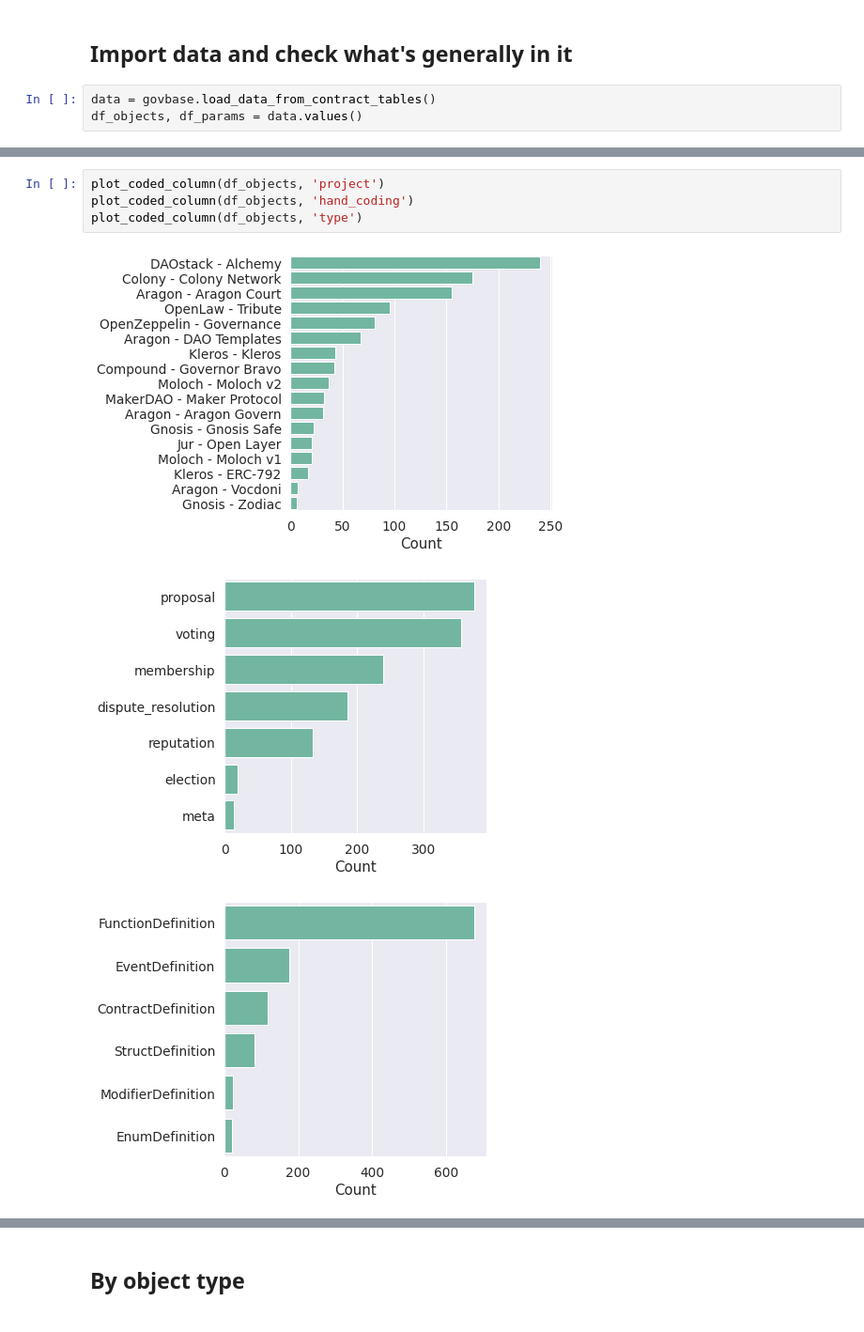
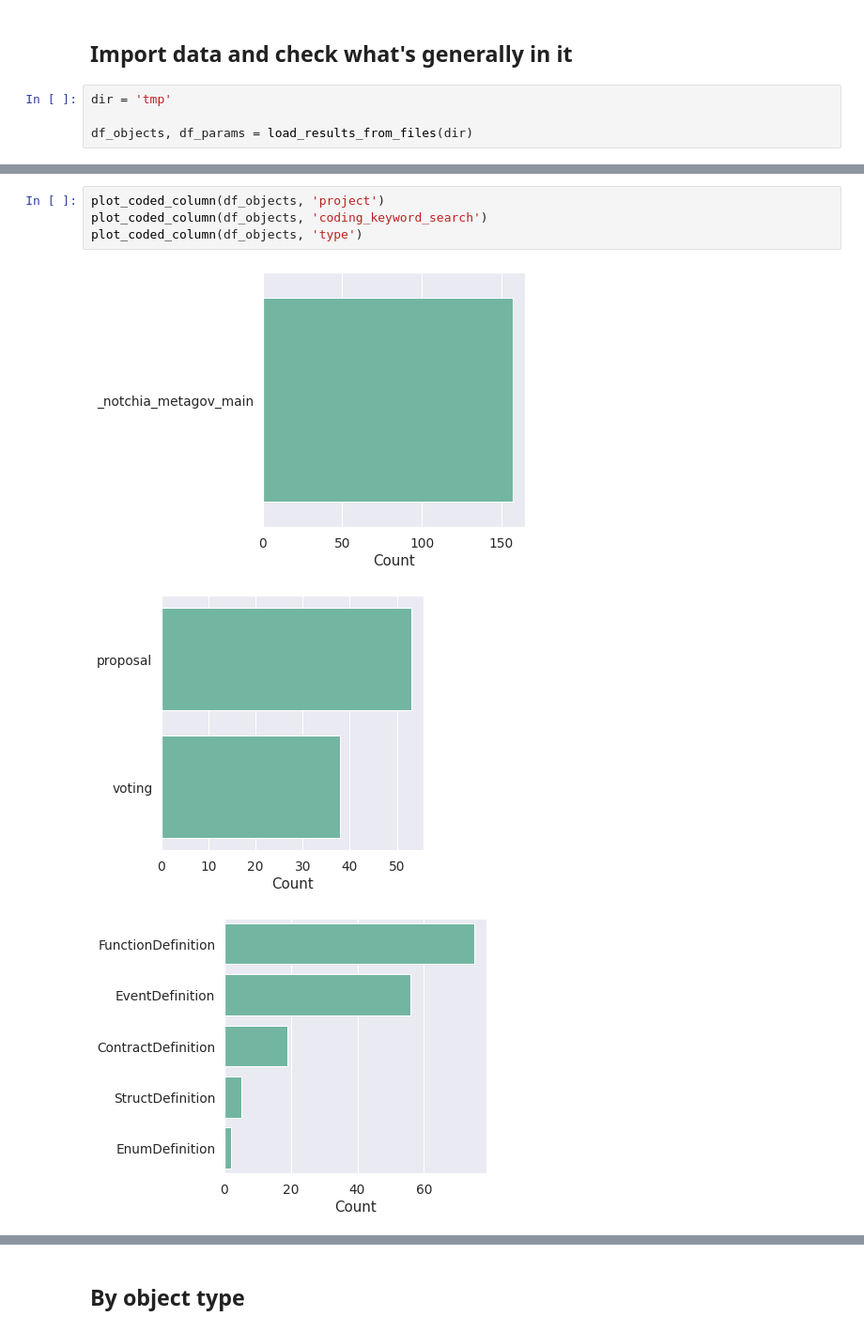
Before and after one commit to metagov/dao-governance-surfaces, a Jupyter notebook: factory_contracts.ipynb, the cells around one changed output, grey strips where cells are left out. Shown: that part at 94% size. Cells and saved outputs as stored; diff of their text form.

```diff
--- a/factory_contracts.ipynb
+++ b/factory_contracts.ipynb
@@ -18,8 +19,9 @@ def plot_coded_column(df, name, label=None):
 # %% [markdown]
 ## Import data and check what's generally in it
 # %%
-data = govbase.load_data_from_contract_tables()
-df_objects, df_params = data.values()
+dir = 'tmp'
+
+df_objects, df_params = load_results_from_files(dir)
 # %%
 df_objects.head()
 # %% [output]
@@ -45,11 +57,11 @@ voting
 # %%
 plot_coded_column(df_objects, 'project')
-plot_coded_column(df_objects, 'hand_coding')
+plot_coded_column(df_objects, 'coding_keyword_search')
 plot_coded_column(df_objects, 'type')
 # %% [output]
-[figure, old version]
+[figure, new version]
-[figure, old version]
+[figure, new version]
-[figure, old version]
+[figure, new version]
 # %%
 print(f"Including data from {len(df_objects['project'].unique())} projects")
 print(f"Found {len(df_objects.index)} keyword-coded contract objects and {len(df_params.index)} parameters")
```
Also changed, not shown: parts of 16 cells of this notebook, 8 other files.
